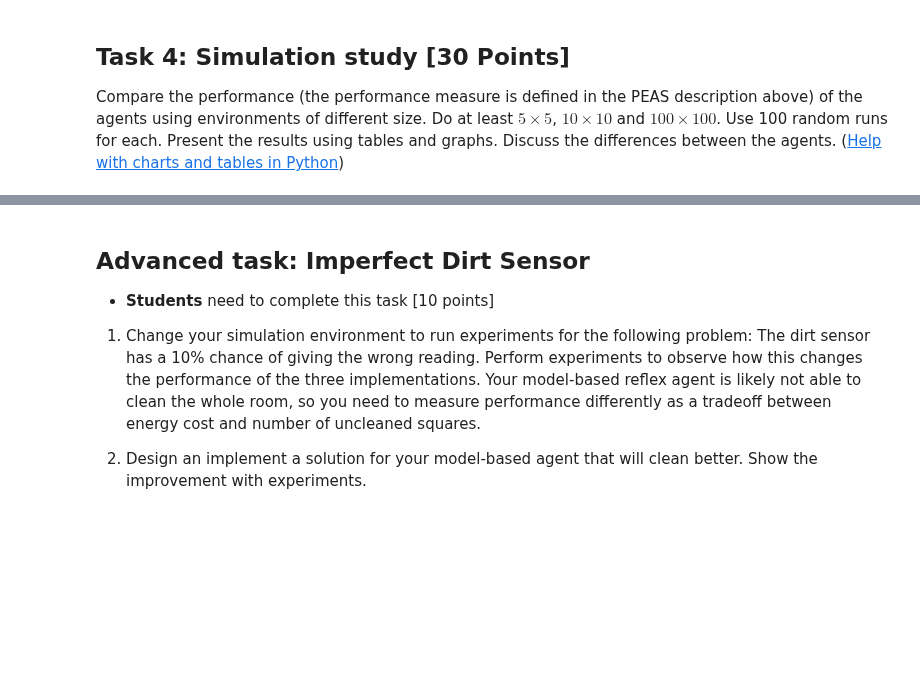
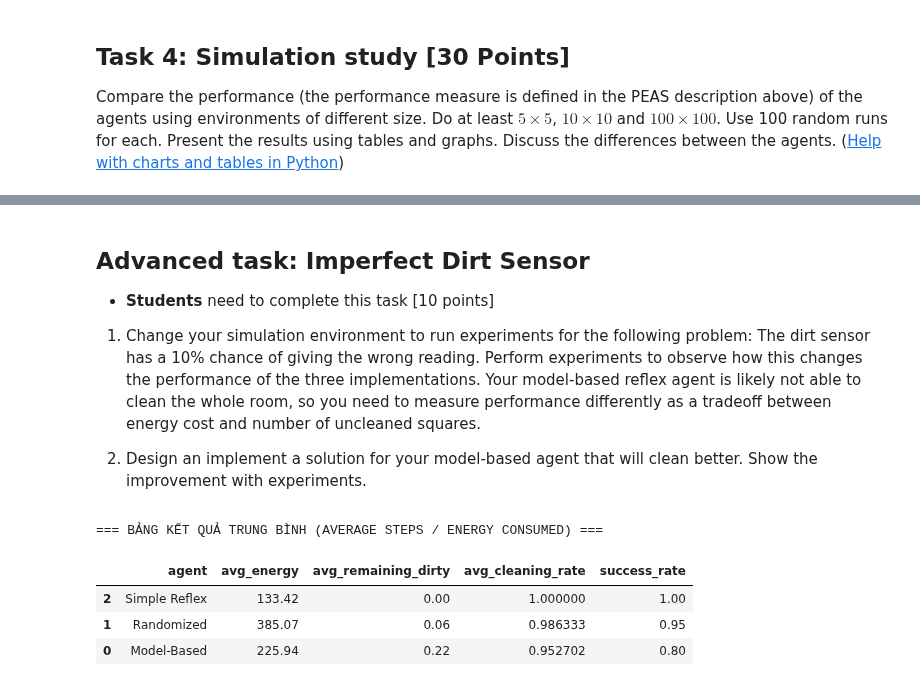
Before and after one commit to minhhailtv6a1/Team_Project_TTNTNC_2025_2026, a Jupyter notebook: lab01 - Agent/robot_vacuum.ipynb, the cells around one changed output, grey strips where cells are left out. Cells and saved outputs as stored; diff of their text form; code cells hidden in the pictures; blank space fills up the shorter version.

```diff
--- a/lab01 - Agent/robot_vacuum.ipynb
+++ b/lab01 - Agent/robot_vacuum.ipynb
@@ -247,7 +720,7 @@ Describe how **your agent implementations** will perform
 # %% [markdown]
 ## Advanced task: Imperfect Dirt Sensor
 
-* __Students__ need to complete this task [10 points]
+- **Students** need to complete this task [10 points]
 
 1. Change your simulation environment to run experiments for the following problem: The dirt sensor has a 10% chance of giving the wrong reading. Perform experiments to observe how this changes the performance of the three implementations. Your model-based reflex agent is likely not able to clean the whole room, so you need to measure performance differently as a tradeoff between energy cost and number of uncleaned squares.
 
@@ -256,0 +1024,24 @@ Describe how **your agent implementations** will perform
+# %%
+summary = (
+    results
+    .groupby("agent")
+    .agg(
+        avg_energy=("energy", "mean"),
+        avg_remaining_dirty=("remaining_dirty", "mean"),
+        avg_cleaning_rate=("cleaning_rate", "mean"),
+        success_rate=("success", "mean")
+    )
+    .reset_index()
+).sort_values(by="avg_cleaning_rate", ascending=False)
+
+# Chuyển thành DataFrame và hiển thị bảng kết quả
+df_results = pd.DataFrame(summary)
+
+print("\n=== BẢNG KẾT QUẢ TRUNG BÌNH (AVERAGE STEPS / ENERGY CONSUMED) ===")
+display(df_results)
+# %% [output]
+=== BẢNG KẾT QUẢ TRUNG BÌNH (AVERAGE STEPS / ENERGY CONSUMED) ===
+|  | agent | avg_energy | avg_remaining_dirty | avg_cleaning_rate | success_rate |
+| 2 | Simple Reflex | 133.42 | 0.00 | 1.000000 | 1.00 |
+| 1 | Randomized | 385.07 | 0.06 | 0.986333 | 0.95 |
+| 0 | Model-Based | 225.94 | 0.22 | 0.952702 | 0.80 |
```
Also changed, not shown: parts of 47 cells of this notebook, 5 other files.
